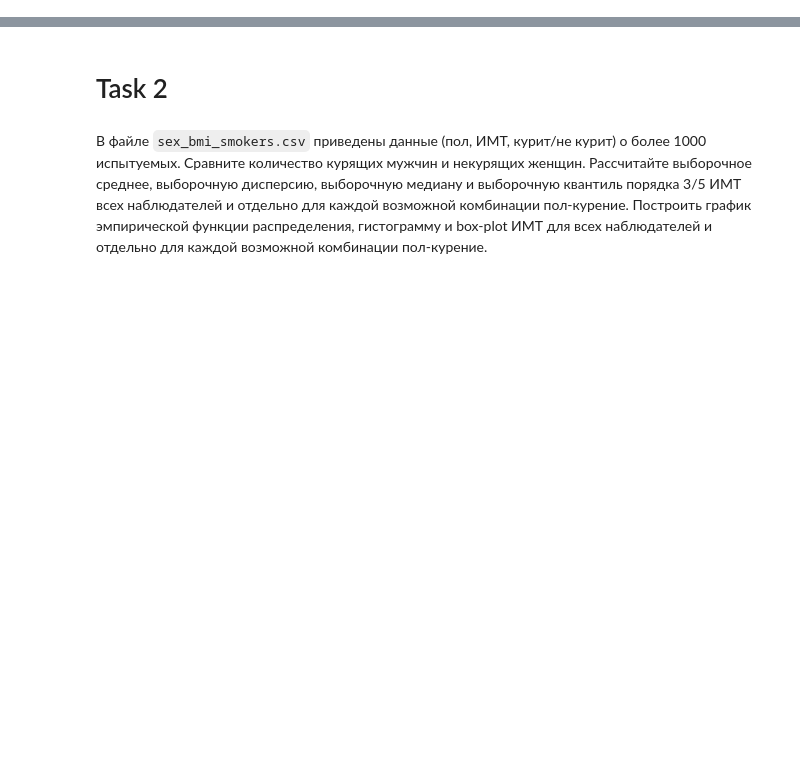
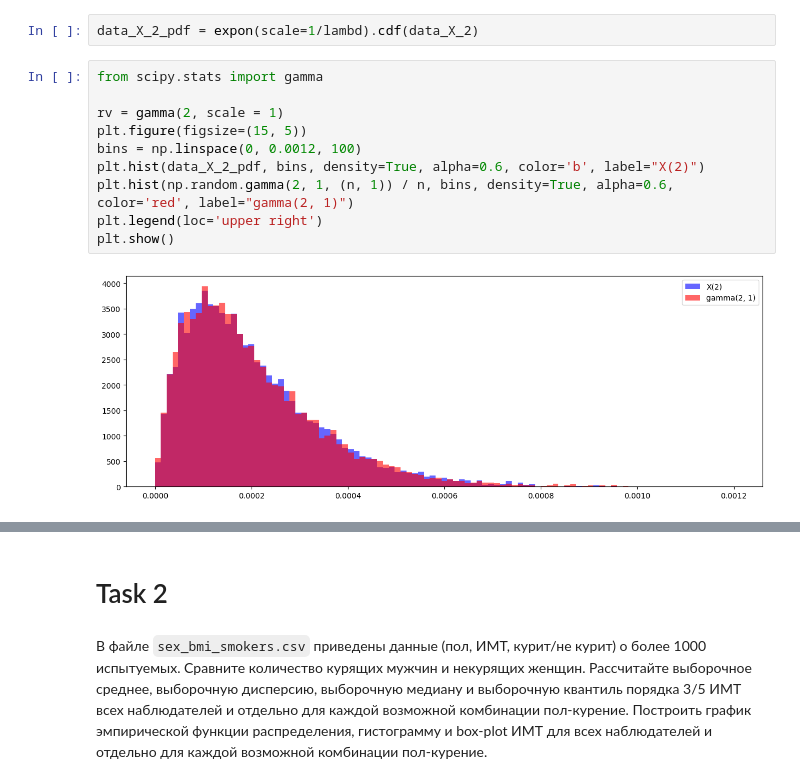
Before and after one commit to snitron/matstat, a Jupyter notebook: lab1.ipynb, the cells around one changed output, grey strips where cells are left out. Drawn from its saved outputs; the diff is of its cells as text; blank space fills up the shorter version.

```diff
--- a/lab1.ipynb
+++ b/lab1.ipynb
@@ -0,0 +88,14 @@
+# %%
+data_X_2_pdf = expon(scale=1/lambd).cdf(data_X_2)
+# %%
+from scipy.stats import gamma
+
+rv = gamma(2, scale = 1)
+plt.figure(figsize=(15, 5))
+bins = np.linspace(0, 0.0012, 100)
+plt.hist(data_X_2_pdf, bins, density=True, alpha=0.6, color='b', label="X(2)")
+plt.hist(np.random.gamma(2, 1, (n, 1)) / n, bins, density=True, alpha=0.6, color='red', label="gamma(2, 1)")
+plt.legend(loc='upper right')
+plt.show()
+# %% [output]
+[figure, added]
```
Also changed, not shown: parts of 13 cells of this notebook.
